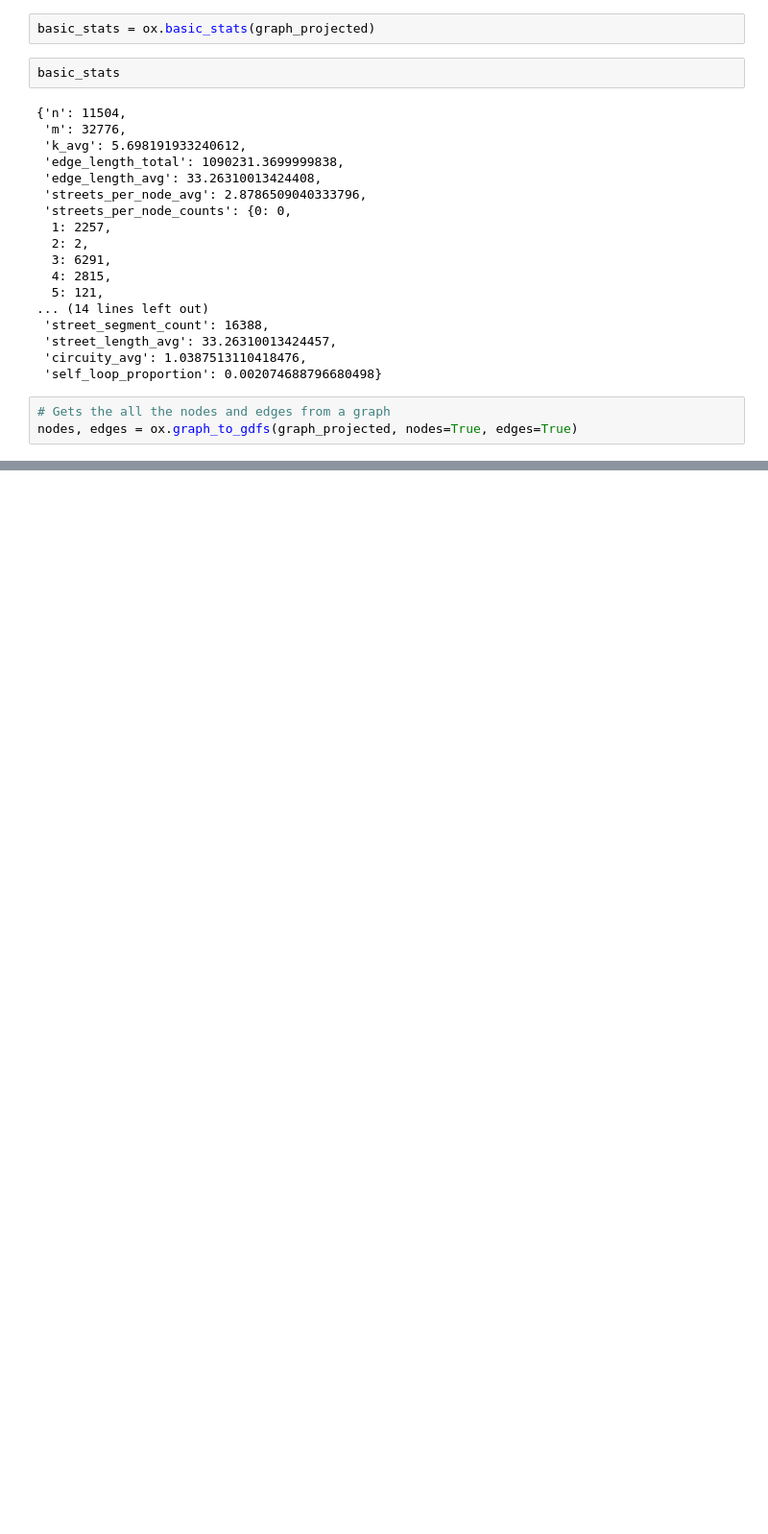
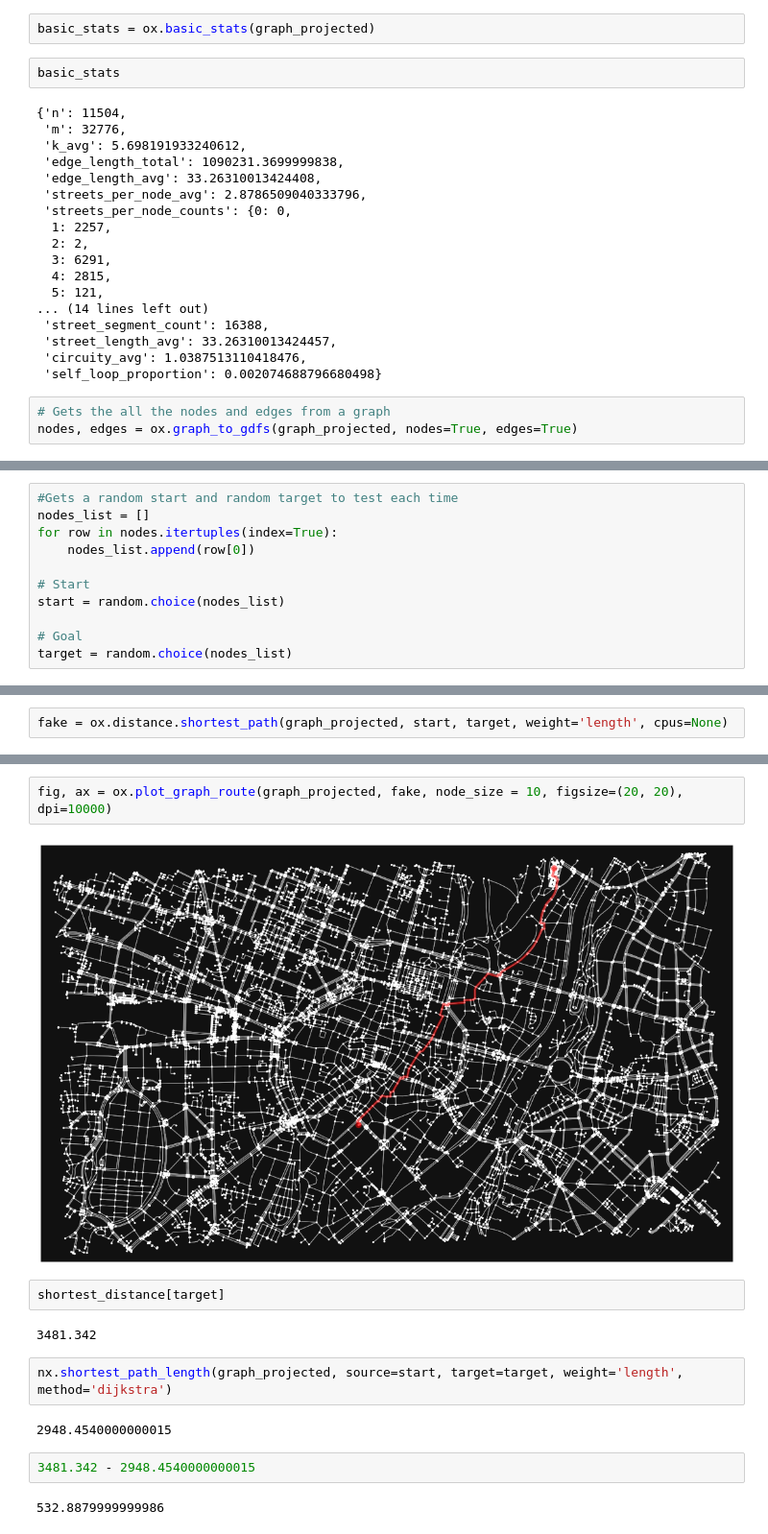
Before and after one commit to chiefmatias/Huwaei, a Jupyter notebook: main.ipynb, the cells around one changed output, grey strips where cells are left out. Shown at 96% size. Cells and saved outputs as stored; diff of their text form; blank space fills up the shorter version.

```diff
--- a/main.ipynb
+++ b/main.ipynb
@@ -76,3 +41,14 @@ distance = nx.path_weight(graph_projected, path, "length")
+# %%
+#Gets a random start and random target to test each time
+nodes_list = []
+for row in nodes.itertuples(index=True):
+    nodes_list.append(row[0])
+
+# Start
+start = random.choice(nodes_list)
+
+# Goal
+target = random.choice(nodes_list)
 # %%
 # Testing out Algorithm
 
@@ -110,0 +123,2 @@ unseenNodes = unseenNodes.drop(2456450696)
+# %%
+fake = ox.distance.shortest_path(graph_projected, start, target, weight='length', cpus=None)
@@ -110,0 +129,16 @@ unseenNodes = unseenNodes.drop(2456450696)
+# %%
+fig, ax = ox.plot_graph_route(graph_projected, fake, node_size = 10, figsize=(20, 20), dpi=10000)
+# %% [output]
+[figure, added]
+# %%
+shortest_distance[target]
+# %% [output]
+3481.342
+# %%
+nx.shortest_path_length(graph_projected, source=start, target=target, weight='length', method='dijkstra')
+# %% [output]
+2948.4540000000015
+# %%
+3481.342 - 2948.4540000000015
+# %% [output]
+532.8879999999986
```
Also changed, not shown: parts of 18 cells of this notebook.
